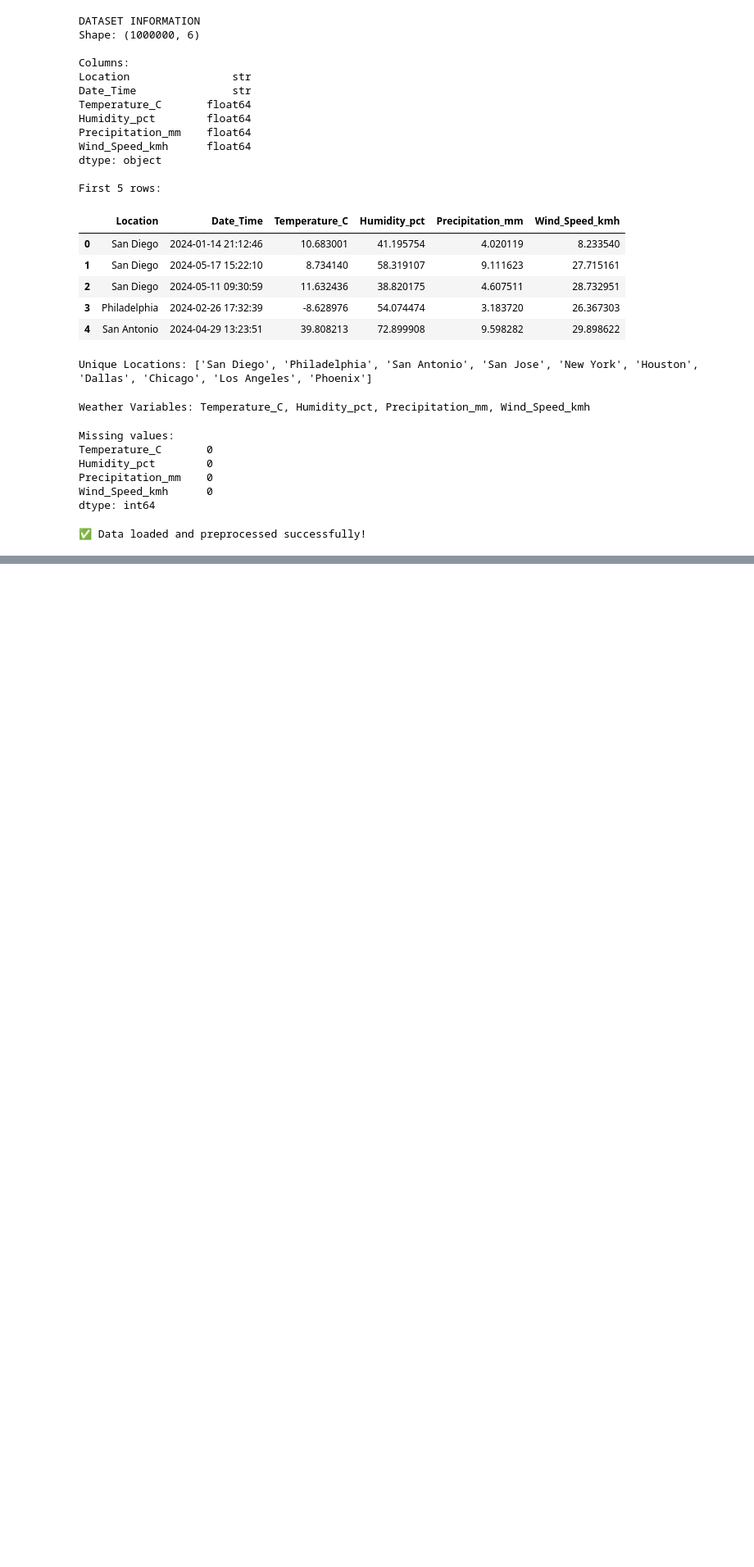
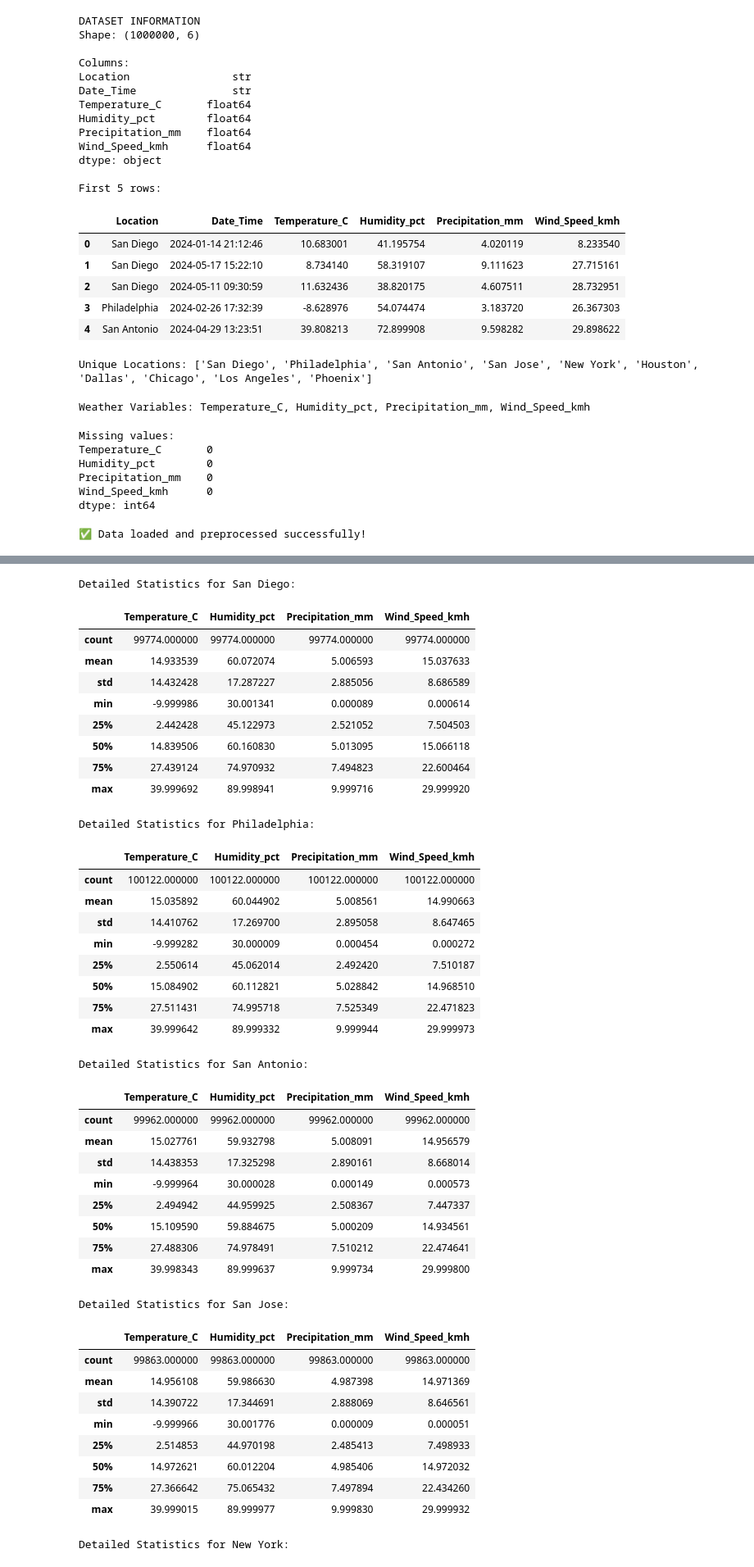
Before and after one commit to InfinitePraveen/Weather-Data-Dashboard, a Jupyter notebook: notebooks/analysis.ipynb, the cells around one changed output, grey strips where cells are left out. Shown at 82% size. Drawn from its saved outputs; the diff is of its cells as text; code cells hidden in the pictures; blank space fills up the shorter version.

```diff
--- a/notebooks/analysis.ipynb
+++ b/notebooks/analysis.ipynb
@@ -102,0 +153,47 @@ print("\n✅ Data loaded and preprocessed successfully!")
+# %%
+# Summary per location statistics
+for loc in locations:
+    print(f"\nDetailed Statistics for {loc}:")
+    display(location_data[loc][weather_cols].describe())
+# %% [output]
+Detailed Statistics for San Diego:
+|  | Temperature_C | Humidity_pct | Precipitation_mm | Wind_Speed_kmh |
+| count | 99774.000000 | 99774.000000 | 99774.000000 | 99774.000000 |
+| mean | 14.933539 | 60.072074 | 5.006593 | 15.037633 |
+| std | 14.432428 | 17.287227 | 2.885056 | 8.686589 |
+| min | -9.999986 | 30.001341 | 0.000089 | 0.000614 |
+| 25% | 2.442428 | 45.122973 | 2.521052 | 7.504503 |
+| 50% | 14.839506 | 60.160830 | 5.013095 | 15.066118 |
+| 75% | 27.439124 | 74.970932 | 7.494823 | 22.600464 |
+| max | 39.999692 | 89.998941 | 9.999716 | 29.999920 |
+Detailed Statistics for Philadelphia:
+|  | Temperature_C | Humidity_pct | Precipitation_mm | Wind_Speed_kmh |
+| count | 100122.000000 | 100122.000000 | 100122.000000 | 100122.000000 |
+| mean | 15.035892 | 60.044902 | 5.008561 | 14.990663 |
+| std | 14.410762 | 17.269700 | 2.895058 | 8.647465 |
+| min | -9.999282 | 30.000009 | 0.000454 | 0.000272 |
+| 25% | 2.550614 | 45.062014 | 2.492420 | 7.510187 |
+| 50% | 15.084902 | 60.112821 | 5.028842 | 14.968510 |
+| 75% | 27.511431 | 74.995718 | 7.525349 | 22.471823 |
+| max | 39.999642 | 89.999332 | 9.999944 | 29.999973 |
+Detailed Statistics for San Antonio:
+|  | Temperature_C | Humidity_pct | Precipitation_mm | Wind_Speed_kmh |
+| count | 99962.000000 | 99962.000000 | 99962.000000 | 99962.000000 |
+| mean | 15.027761 | 59.932798 | 5.008091 | 14.956579 |
+| std | 14.438353 | 17.325298 | 2.890161 | 8.668014 |
+| min | -9.999964 | 30.000028 | 0.000149 | 0.000573 |
+| 25% | 2.494942 | 44.959925 | 2.508367 | 7.447337 |
+| 50% | 15.109590 | 59.884675 | 5.000209 | 14.934561 |
+| 75% | 27.488306 | 74.978491 | 7.510212 | 22.474641 |
+| max | 39.998343 | 89.999637 | 9.999734 | 29.999800 |
+Detailed Statistics for San Jose:
+|  | Temperature_C | Humidity_pct | Precipitation_mm | Wind_Speed_kmh |
+| count | 99863.000000 | 99863.000000 | 99863.000000 | 99863.000000 |
+| mean | 14.956108 | 59.986630 | 4.987398 | 14.971369 |
+| std | 14.390722 | 17.344691 | 2.888069 | 8.646561 |
+| min | -9.999966 | 30.001776 | 0.000009 | 0.000051 |
+| 25% | 2.514853 | 44.970198 | 2.485413 | 7.498933 |
+| 50% | 14.972621 | 60.012204 | 4.985406 | 14.972032 |
+| 75% | 27.366642 | 75.065432 | 7.497894 | 22.434260 |
+| max | 39.999015 | 89.999977 | 9.999830 | 29.999932 |
+Detailed Statistics for New York:
```
Also changed, not shown: parts of 4 cells of this notebook.
